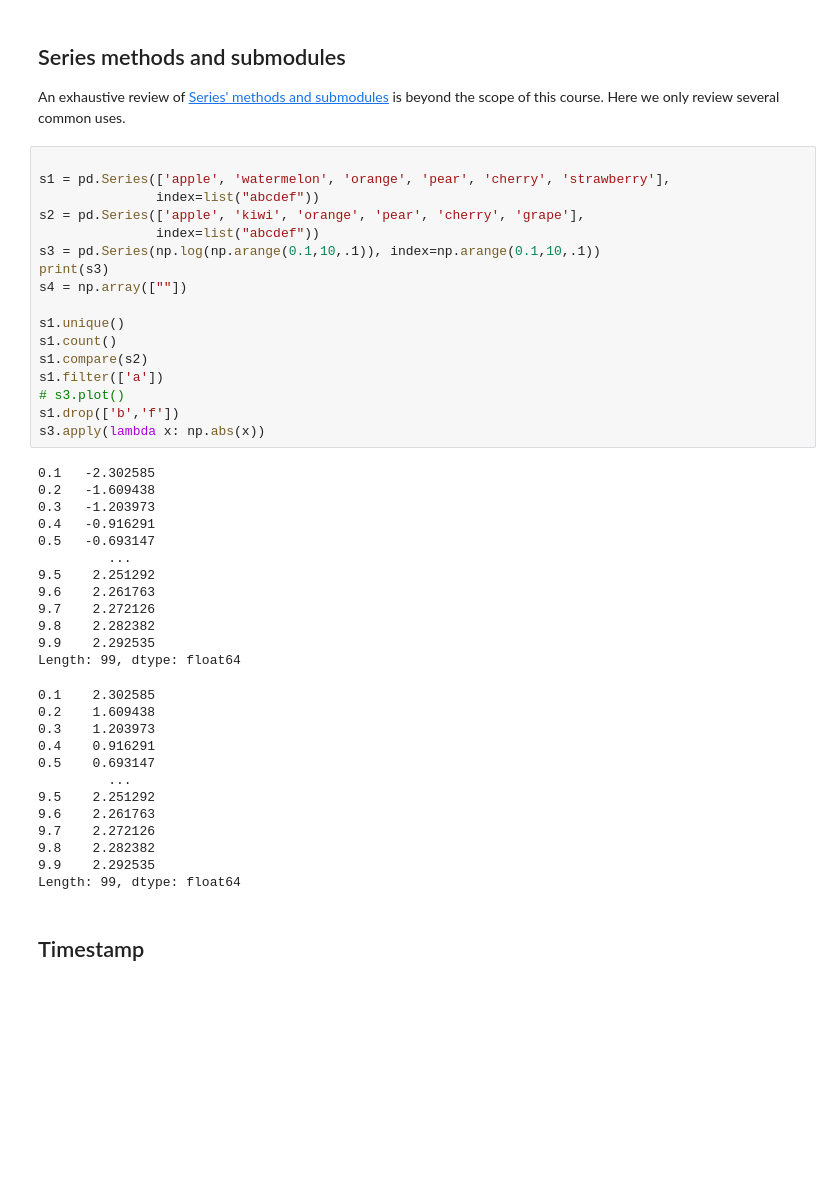
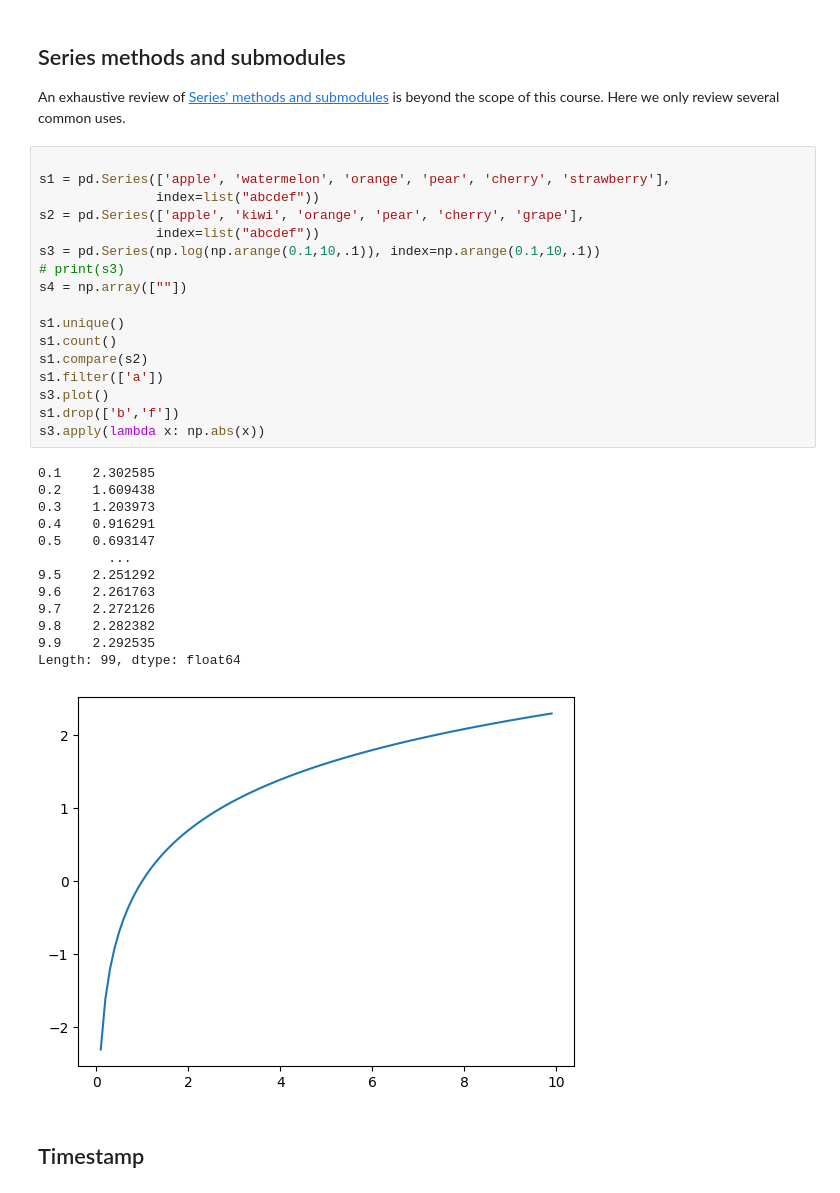
Before and after one commit to infinityjay/EfDS, a Jupyter notebook: 07_pd/pd.ipynb, the cells around one changed output. Saved outputs shown, nothing was run; the diff lists cells and outputs as text; blank space fills up the shorter version.

```diff
--- a/07_pd/pd.ipynb
+++ b/07_pd/pd.ipynb
@@ -117,45 +116,34 @@ An exhaustive review of [Series' methods and submodules](https://pandas.pydata.o
 # %%
 
 s1 = pd.Series(['apple', 'watermelon', 'orange', 'pear', 'cherry', 'strawberry'],
                index=list("abcdef"))
 s2 = pd.Series(['apple', 'kiwi', 'orange', 'pear', 'cherry', 'grape'],
                index=list("abcdef"))
 s3 = pd.Series(np.log(np.arange(0.1,10,.1)), index=np.arange(0.1,10,.1))
-print(s3)
+# print(s3)
 s4 = np.array([""])
 
 s1.unique()
 s1.count()
 s1.compare(s2)
 s1.filter(['a'])
-# s3.plot()
+s3.plot()
 s1.drop(['b','f'])
 s3.apply(lambda x: np.abs(x))
 # %% [output]
-0.1   -2.302585
-0.2   -1.609438
-0.3   -1.203973
-0.4   -0.916291
-0.5   -0.693147
+0.1    2.302585
+0.2    1.609438
+0.3    1.203973
+0.4    0.916291
+0.5    0.693147
          ...
 9.5    2.251292
 9.6    2.261763
 9.7    2.272126
 9.8    2.282382
 9.9    2.292535
 Length: 99, dtype: float64
-0.1    2.302585
-0.2    1.609438
-0.3    1.203973
-0.4    0.916291
-0.5    0.693147
-         ...
-9.5    2.251292
-9.6    2.261763
-9.7    2.272126
-9.8    2.282382
-9.9    2.292535
-Length: 99, dtype: float64
+[figure, added]
 # %% [markdown]
 ## Timestamp
 # %%
```
Also changed, not shown: parts of 15 cells of this notebook, 2 other files.
